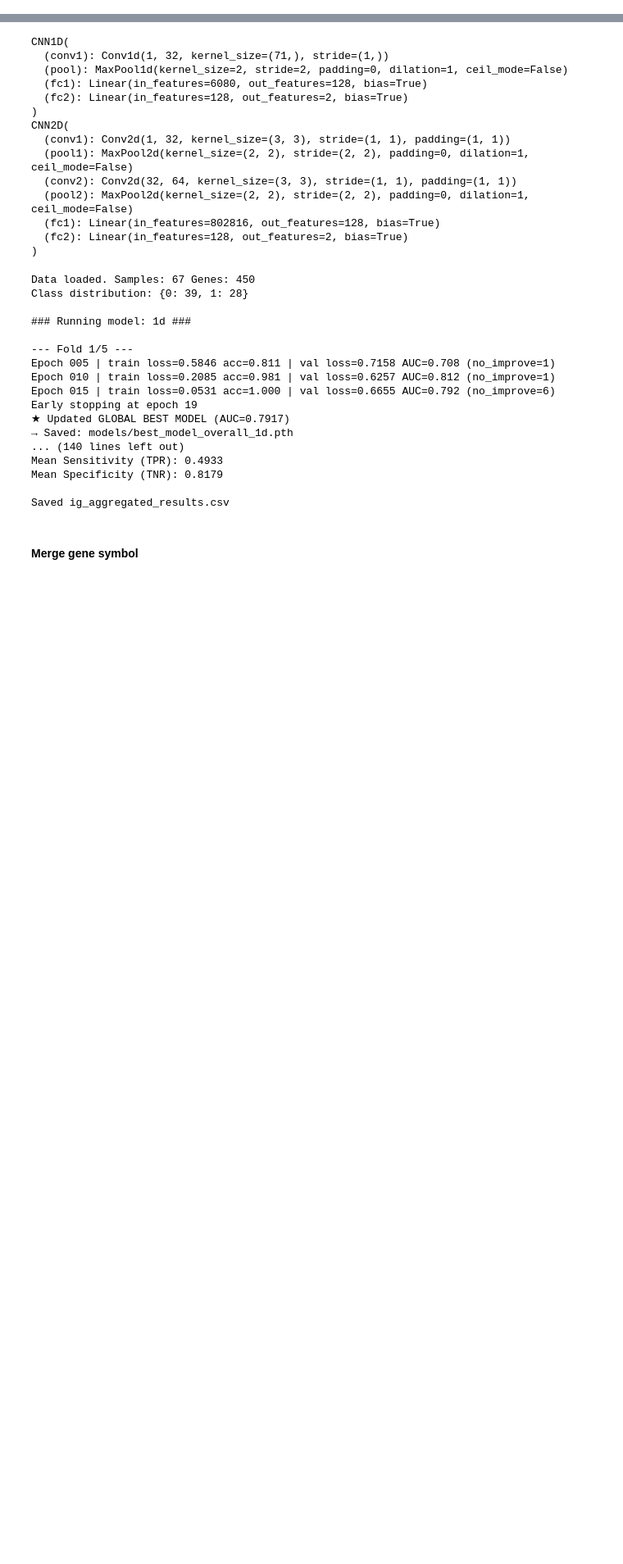
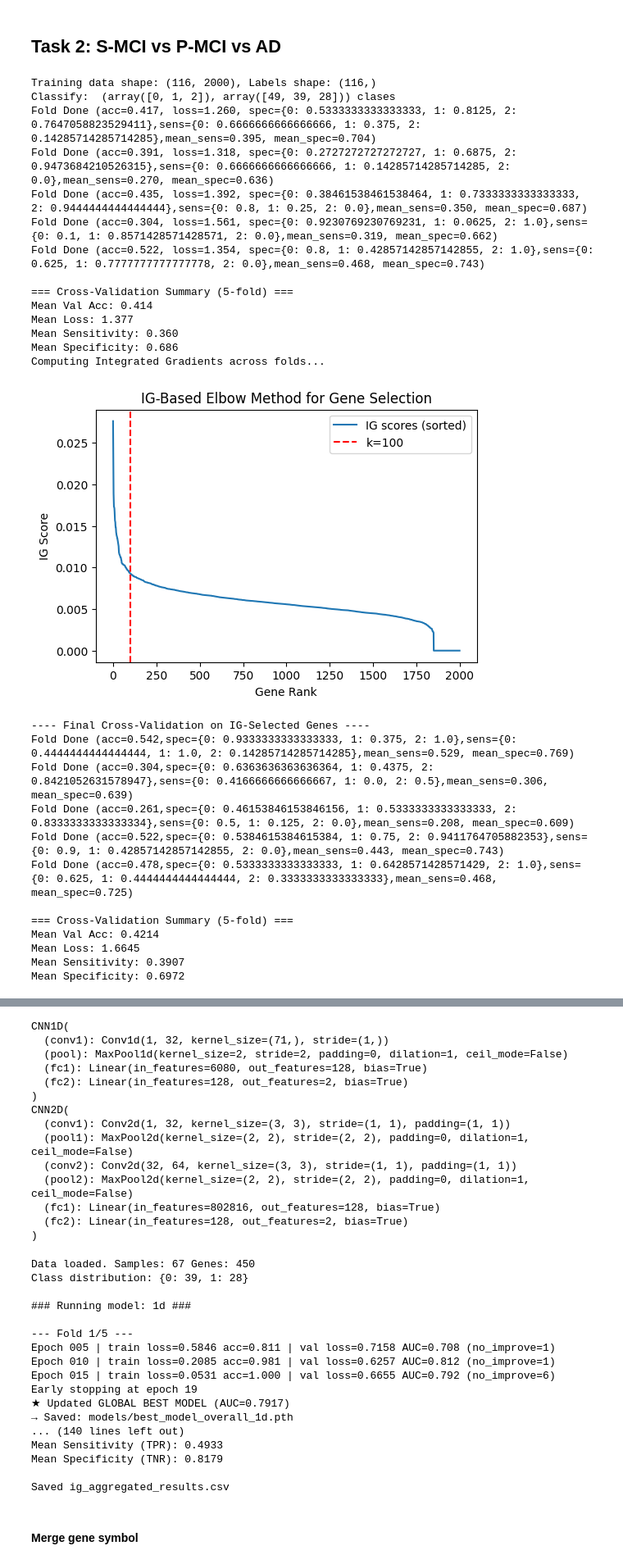
Before and after one commit to Kitiyaparnnn/MCI-AD, a Jupyter notebook: cnn_classifications.ipynb, the cells around one changed output, grey strips where cells are left out. Shown at 82% size. Saved outputs shown, nothing was run; the diff lists cells and outputs as text; code cells hidden in the pictures; blank space fills up the shorter version.

```diff
--- a/cnn_classifications.ipynb
+++ b/cnn_classifications.ipynb
@@ -17,0 +312,9 @@ import matplotlib.pyplot as plt
+# %%
+gene_cols = X_df.columns.tolist()
+
+top_genes = [gene_cols[i] for i in selected_idx]
+print(f"Top IG-selected genes: {len(top_genes)} \n {top_genes}")
+sorted_ig = np.sort(ig_scores[selected_idx])[::-1]
+top_k_task1 = pd.DataFrame({'gene_id': top_genes, 'ig_score': sorted_ig[:200]})
+
+top_k_task1.to_csv('top_ig_genes_task1.csv', index=False)
@@ -17,0 +443,2 @@ import matplotlib.pyplot as plt
+# %% [markdown]
+## Task 2: S-MCI vs P-MCI vs AD
@@ -17,0 +701,64 @@ import matplotlib.pyplot as plt
+# %%
+train_data = pd.read_csv('train_mi_data.csv', index_col=None)
+
+# Separate features (genes) and labels
+X_df = train_data.drop(columns=['sample', 'disease_state'])
+
+label_map = {
+    'S-MCI': 1,
+    'P-MCI': 2,
+    'AD': 0
+}
+
+y = train_data['disease_state']
+y_int = y.replace(label_map).astype(int).values   # numpy array
+X_np_raw = X_df.values.astype(np.float32)
+scaler = StandardScaler()
+X_scaled = scaler.fit_transform(X_np_raw)         # already numpy
+print(f"Training data shape: {X_scaled.shape}, Labels shape: {y_int.shape}")
+X_np = X_scaled.astype(np.float32)     # safe conversion
+y_np = y_int.astype(np.int64)
+print(f"Classify:  {np.unique(y_np, return_counts=True)} clases")
+
+# Step 1 — CV to train multiple CNNs
+fold_models = cross_validate_cnn(X_np, y_np, k_folds=5, epochs=50)
+
+# Step 2 — Compute global IG scores
+ig_scores = compute_global_ig(fold_models, X_np, y_np)
+
+# Step 3 — Automatic optimal k using IG-elbow
+k_opt = find_optimal_k(ig_scores)
+
+# Step 4 — Reduce dataset to top-k genes
+X_reduced, selected_idx = reduce_genes(X_np, ig_scores, 100)
+
+# Step 5 — Train final CNN on IG-selected genes
+final_model_task2 = train_final_cnn_cv(X_reduced, y_np, epochs=50)
+# %% [output]
+Training data shape: (116, 2000), Labels shape: (116,)
+Classify:  (array([0, 1, 2]), array([49, 39, 28])) clases
+Fold Done (acc=0.417, loss=1.260, spec={0: 0.5333333333333333, 1: 0.8125, 2: 0.7647058823529411},sens={0: 0.6666666666666666, 1: 0.375, 2: 0.14285714285714285},mean_sens=0.395, mean_spec=0.704)
+Fold Done (acc=0.391, loss=1.318, spec={0: 0.2727272727272727, 1: 0.6875, 2: 0.9473684210526315},sens={0: 0.6666666666666666, 1: 0.14285714285714285, 2: 0.0},mean_sens=0.270, mean_spec=0.636)
+Fold Done (acc=0.435, loss=1.392, spec={0: 0.38461538461538464, 1: 0.7333333333333333, 2: 0.9444444444444444},sens={0: 0.8, 1: 0.25, 2: 0.0},mean_sens=0.350, mean_spec=0.687)
+Fold Done (acc=0.304, loss=1.561, spec={0: 0.9230769230769231, 1: 0.0625, 2: 1.0},sens={0: 0.1, 1: 0.8571428571428571, 2: 0.0},mean_sens=0.319, mean_spec=0.662)
+Fold Done (acc=0.522, loss=1.354, spec={0: 0.8, 1: 0.42857142857142855, 2: 1.0},sens={0: 0.625, 1: 0.7777777777777778, 2: 0.0},mean_sens=0.468, mean_spec=0.743)
+
+=== Cross-Validation Summary (5-fold) ===
+Mean Val Acc: 0.414
+Mean Loss: 1.377
+Mean Sensitivity: 0.360
+Mean Specificity: 0.686
+Computing Integrated Gradients across folds...
+[figure, added]
+---- Final Cross-Validation on IG-Selected Genes ----
+Fold Done (acc=0.542,spec={0: 0.9333333333333333, 1: 0.375, 2: 1.0},sens={0: 0.4444444444444444, 1: 1.0, 2: 0.14285714285714285},mean_sens=0.529, mean_spec=0.769)
+Fold Done (acc=0.304,spec={0: 0.6363636363636364, 1: 0.4375, 2: 0.8421052631578947},sens={0: 0.4166666666666667, 1: 0.0, 2: 0.5},mean_sens=0.306, mean_spec=0.639)
+Fold Done (acc=0.261,spec={0: 0.46153846153846156, 1: 0.5333333333333333, 2: 0.8333333333333334},sens={0: 0.5, 1: 0.125, 2: 0.0},mean_sens=0.208, mean_spec=0.609)
+Fold Done (acc=0.522,spec={0: 0.5384615384615384, 1: 0.75, 2: 0.9411764705882353},sens={0: 0.9, 1: 0.42857142857142855, 2: 0.0},mean_sens=0.443, mean_spec=0.743)
+Fold Done (acc=0.478,spec={0: 0.5333333333333333, 1: 0.6428571428571429, 2: 1.0},sens={0: 0.625, 1: 0.4444444444444444, 2: 0.3333333333333333},mean_sens=0.468, mean_spec=0.725)
+
+=== Cross-Validation Summary (5-fold) ===
+Mean Val Acc: 0.4214
+Mean Loss: 1.6645
+Mean Sensitivity: 0.3907
+Mean Specificity: 0.6972
```
Also changed, not shown: parts of 23 cells of this notebook, 11 other files.
